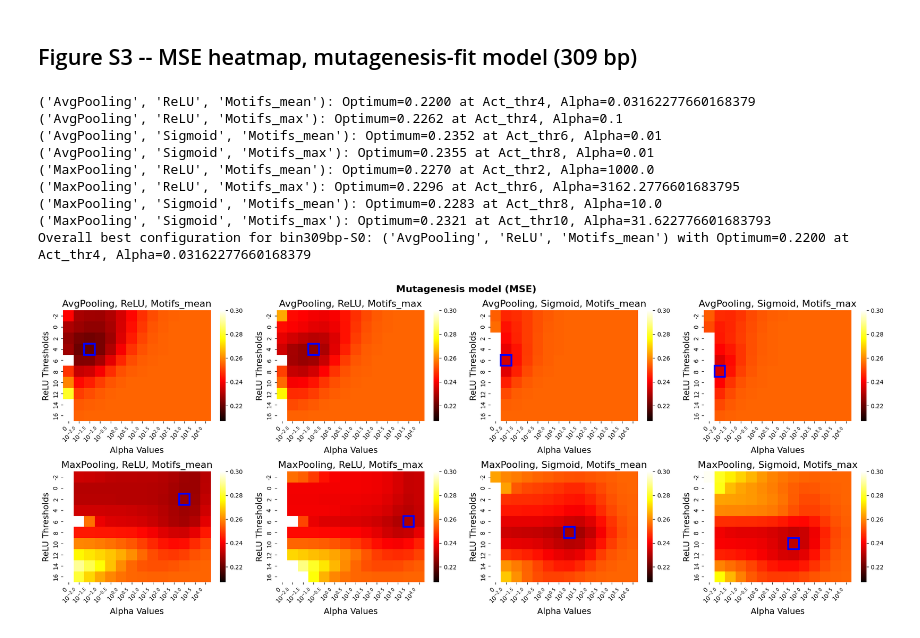
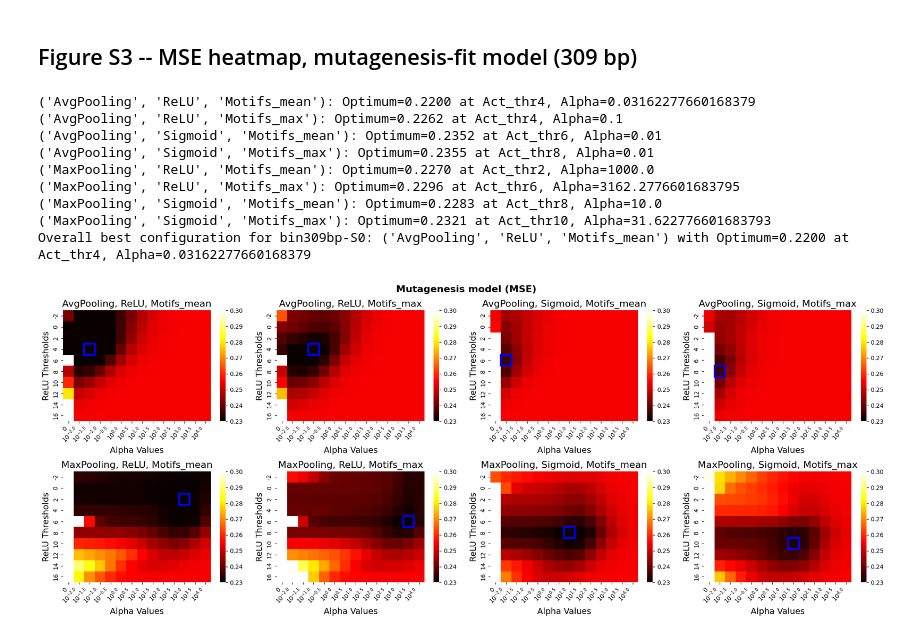
Before and after one commit to HodaTb/AR_motif_model, a Jupyter notebook: mutagenesis_model/figS3_grid_search.ipynb, the cells around one changed output. Drawn from its saved outputs; the diff is of its cells as text; code cells hidden in the pictures.

```diff
--- a/mutagenesis_model/figS3_grid_search.ipynb
+++ b/mutagenesis_model/figS3_grid_search.ipynb
@@ -107,18 +107,18 @@ def plot_heatmaps_MSE(sub_plots, alpha_list, relu_list, metric_name='MSE', vmin_
 ## Figure S3 -- MSE heatmap, mutagenesis-fit model (309 bp)
 # %%
 metric_ = 'MSE'
-vmin_max = (0.3, 0.23)
+vmin_max = (0.23, 0.3)
 
 sub_plots = find_best_config(bin_len=bin_len, relu_list=activation_thrs, metric_name=metric_)
 plot_heatmaps_MSE(sub_plots, alpha_list, activation_thrs, metric_name=metric_, vmin_max=vmin_max)
 # %% [output]
 ('AvgPooling', 'ReLU', 'Motifs_mean'): Optimum=0.2200 at Act_thr4, Alpha=0.03162277660168379
 ('AvgPooling', 'ReLU', 'Motifs_max'): Optimum=0.2262 at Act_thr4, Alpha=0.1
 ('AvgPooling', 'Sigmoid', 'Motifs_mean'): Optimum=0.2352 at Act_thr6, Alpha=0.01
 ('AvgPooling', 'Sigmoid', 'Motifs_max'): Optimum=0.2355 at Act_thr8, Alpha=0.01
 ('MaxPooling', 'ReLU', 'Motifs_mean'): Optimum=0.2270 at Act_thr2, Alpha=1000.0
 ('MaxPooling', 'ReLU', 'Motifs_max'): Optimum=0.2296 at Act_thr6, Alpha=3162.2776601683795
 ('MaxPooling', 'Sigmoid', 'Motifs_mean'): Optimum=0.2283 at Act_thr8, Alpha=10.0
 ('MaxPooling', 'Sigmoid', 'Motifs_max'): Optimum=0.2321 at Act_thr10, Alpha=31.622776601683793
 Overall best configuration for bin309bp-S0: ('AvgPooling', 'ReLU', 'Motifs_mean') with Optimum=0.2200 at Act_thr4, Alpha=0.03162277660168379
-[figure, old version]
+[figure, new version]
```
Also changed, not shown: 27 other files.
